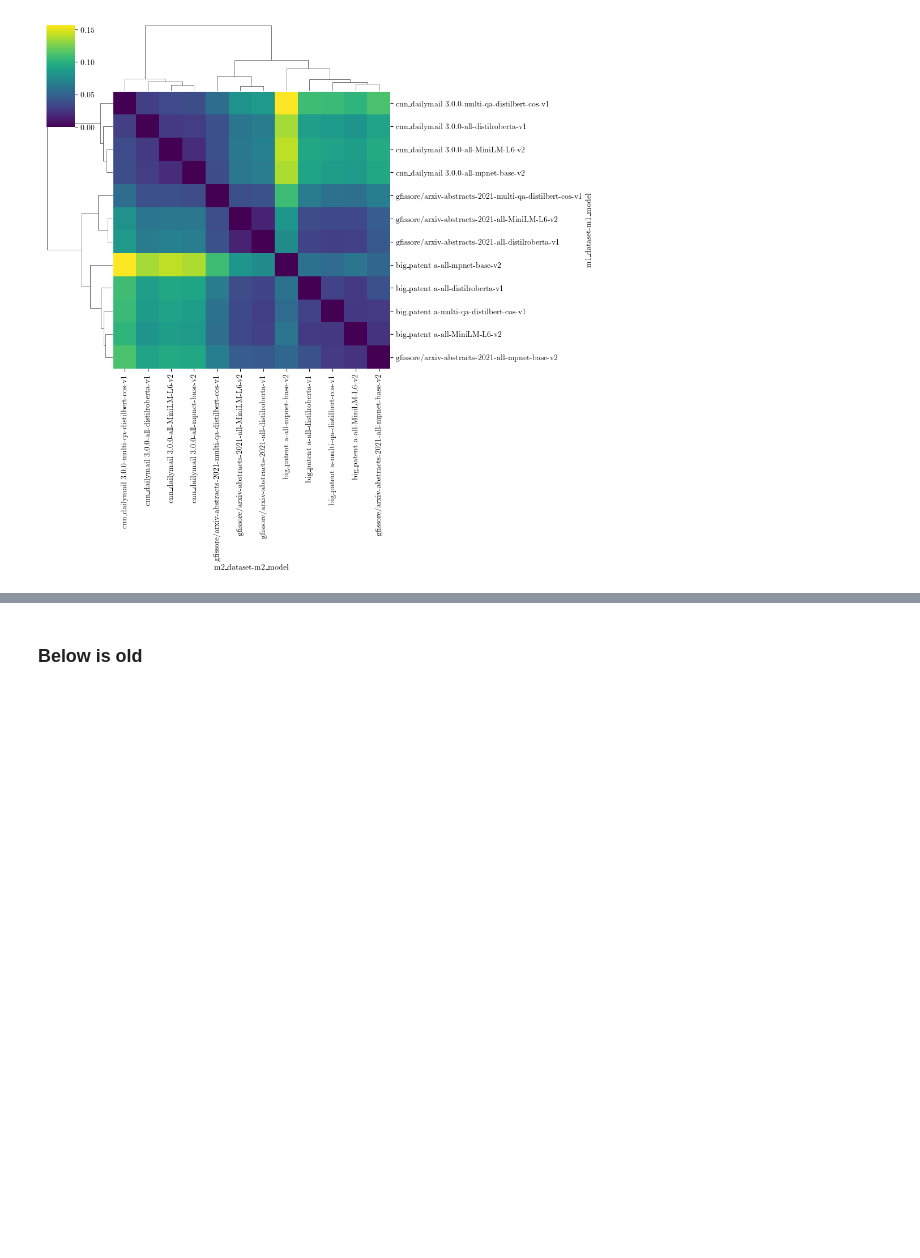
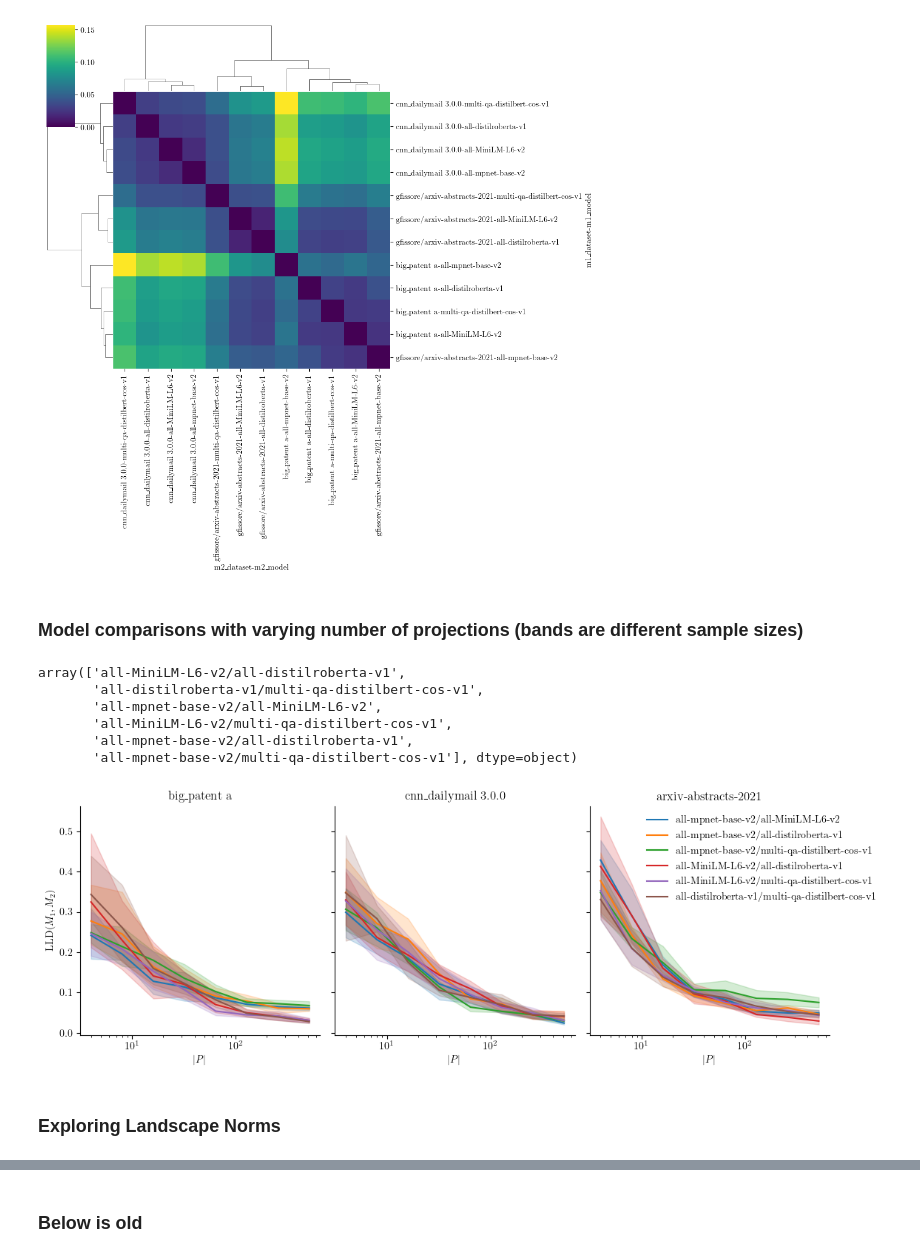
Before and after one commit to aidos-lab/Presto, a Jupyter notebook: notebooks/presto_test.ipynb, the cells around one changed output, grey strips where cells are left out. Cells and saved outputs as stored; diff of their text form; code cells hidden in the pictures; blank space fills up the shorter version.

Commit message:
more plots!

```diff
--- a/notebooks/presto_test.ipynb
+++ b/notebooks/presto_test.ipynb
@@ -217,3 +221,41 @@ for idx,model in enumerate(models):
     sns.clustermap(melted_small, row_linkage=linkage, col_linkage=linkage, cmap="viridis")
     plt.savefig(f"effects_data-only_model-{model}_clustermap_method-{method}_metric-{metric}.pdf", bbox_inches="tight", transparent=True)
     plt.close()
+# %% [markdown]
+### Model comparisons with varying number of projections (bands are different sample sizes)
+# %%
+df.models.unique()
+# %% [output]
+array(['all-MiniLM-L6-v2/all-distilroberta-v1',
+       'all-distilroberta-v1/multi-qa-distilbert-cos-v1',
+       'all-mpnet-base-v2/all-MiniLM-L6-v2',
+       'all-MiniLM-L6-v2/multi-qa-distilbert-cos-v1',
+       'all-mpnet-base-v2/all-distilroberta-v1',
+       'all-mpnet-base-v2/multi-qa-distilbert-cos-v1'], dtype=object)
+# %%
+sorted_models = [
+       'all-mpnet-base-v2/all-MiniLM-L6-v2',
+       'all-mpnet-base-v2/all-distilroberta-v1',
+       'all-mpnet-base-v2/multi-qa-distilbert-cos-v1',
+        'all-MiniLM-L6-v2/all-distilroberta-v1',
+       'all-MiniLM-L6-v2/multi-qa-distilbert-cos-v1',
+                'all-distilroberta-v1/multi-qa-distilbert-cos-v1',]
+df = df_fine.query("m1_n_samples == m2_n_samples and m1_n_projections == m2_n_projections "
+                  + "and m1_dataset == m2_dataset and m1_model != m2_model"
+                 )
+fig, ax = plt.subplots(1,3,figsize=(12,4), sharex=True, sharey=True)
+for idx,dataset in enumerate(sorted(datasets)):
+    sns.lineplot(data=df.query("m1_dataset == @dataset").sort_values("models", key=lambda vec:vec.map(lambda x:sorted_models.index(x))),
+                        y="aggregate_presto", x="m1_n_projections", ax=ax[idx], hue="models", legend=False if idx != len(datasets)-1 else True)
+    ax[idx].set_title(f"{dataset.split('/')[-1]}")
+    ax[idx].set_xscale("log")
+    ax[idx].set_xlabel("$|P|$")
+ax[0].set_ylabel("LLD$(M_1,M_2)$")
+ax[-1].legend(bbox_to_anchor=(0.2,1), frameon=False)
+sns.despine(fig)
+plt.tight_layout()
+plt.savefig(f"effects_n-projections_model-comparisons.pdf", bbox_inches="tight", transparent=True)
+# %% [output]
+[figure, added]
+# %% [markdown]
+### Exploring Landscape Norms
```
Also changed, not shown: parts of 9 cells of this notebook, 5 other files.
